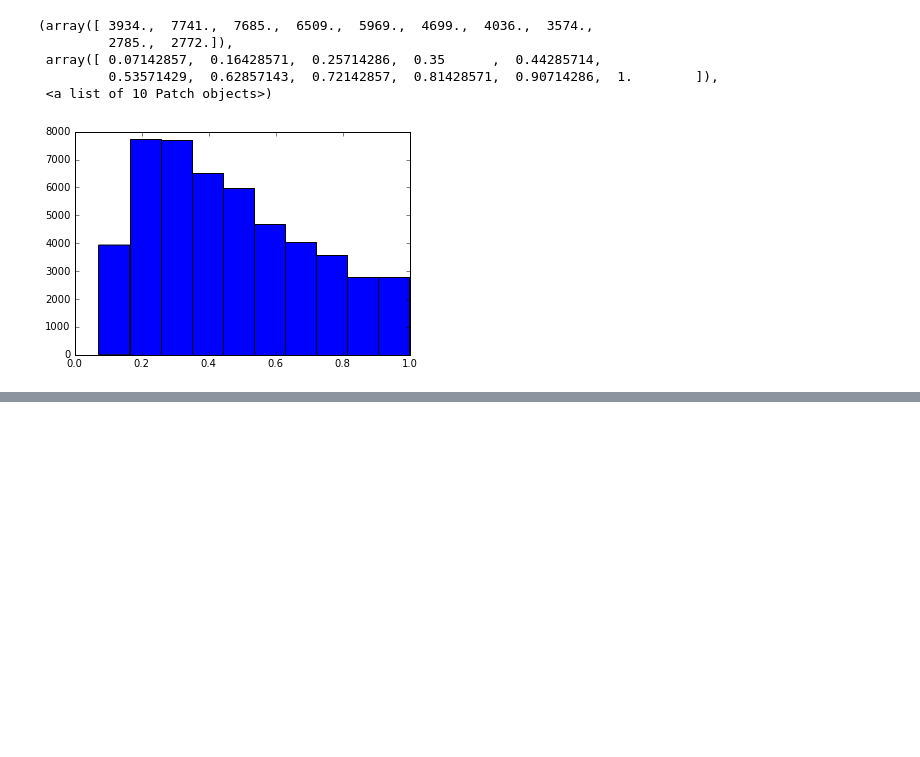
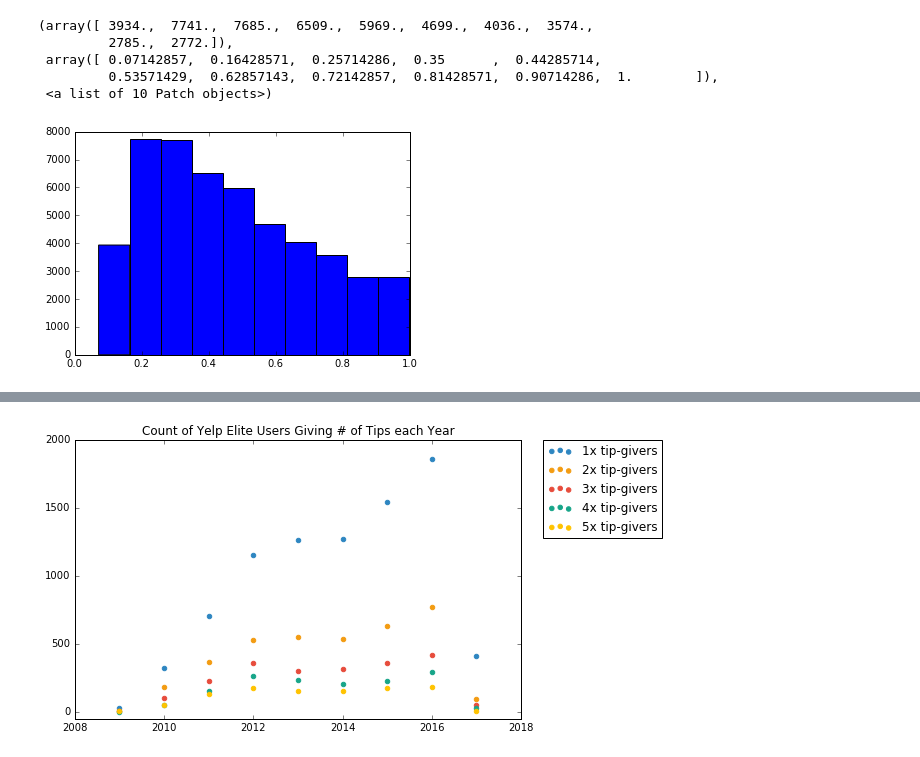
Before and after one commit to CornellDataScience/Yelp, a Jupyter notebook: salt-baes/Veronica/vmo5_eliteusers.ipynb, the cells around one changed output, grey strips where cells are left out. Drawn from its saved outputs; the diff is of its cells as text; code cells hidden in the pictures; blank space fills up the shorter version.

```diff
--- a/salt-baes/Veronica/vmo5_eliteusers.ipynb
+++ b/salt-baes/Veronica/vmo5_eliteusers.ipynb
@@ -171,0 +311,12 @@ NameError: name 'tipelites' is not defined
+# %%
+onetimers = getParticularCount(x, 1)
+twotimers = getParticularCount(x, 2)
+threetimers = getParticularCount(x, 3)
+fourtimers = getParticularCount(x, 4)
+fivetimers = getParticularCount(x, 5)
+
+onetimersp = getParticularPercentCount(x, 1)
+twotimersp = getParticularPercentCount(x, 2)
+threetimersp = getParticularPercentCount(x, 3)
+fourtimersp = getParticularPercentCount(x, 4)
+fivetimersp = getParticularPercentCount(x, 5)
@@ -171,0 +329,13 @@ NameError: name 'tipelites' is not defined
+# %%
+plt.figure(figsize=(8,5))
+plt.scatter(yearspossible[5:], onetimers, color='#2E86C1', label='1x tip-givers')
+plt.scatter(yearspossible[5:], twotimers, color='#F39C12', label='2x tip-givers')
+plt.scatter(yearspossible[5:], threetimers, color='#E74C3C', label='3x tip-givers')
+plt.scatter(yearspossible[5:], fourtimers, color='#17A589', label='4x tip-givers')
+plt.scatter(yearspossible[5:], fivetimers, color='#FFC300', label='5x tip-givers')
+plt.legend(bbox_to_anchor=(1.05, 1), loc=2, borderaxespad=0.)
+plt.title('Count of Yelp Elite Users Giving # of Tips each Year')
+plt.ylim(-50, 2000)
+plt.show()
+# %% [output]
+[figure, added]
```
Also changed, not shown: parts of 71 cells of this notebook, 4 other files.
